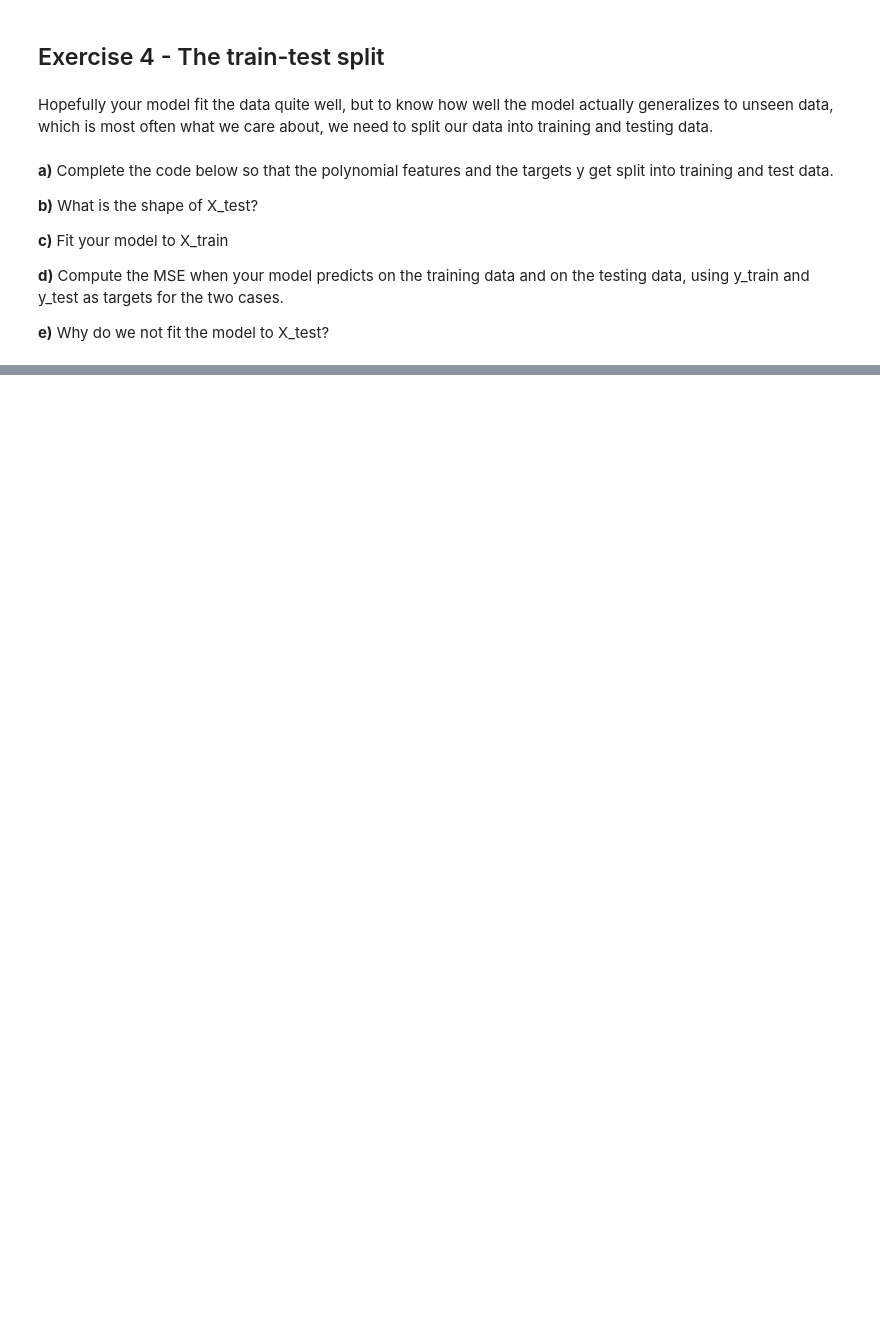
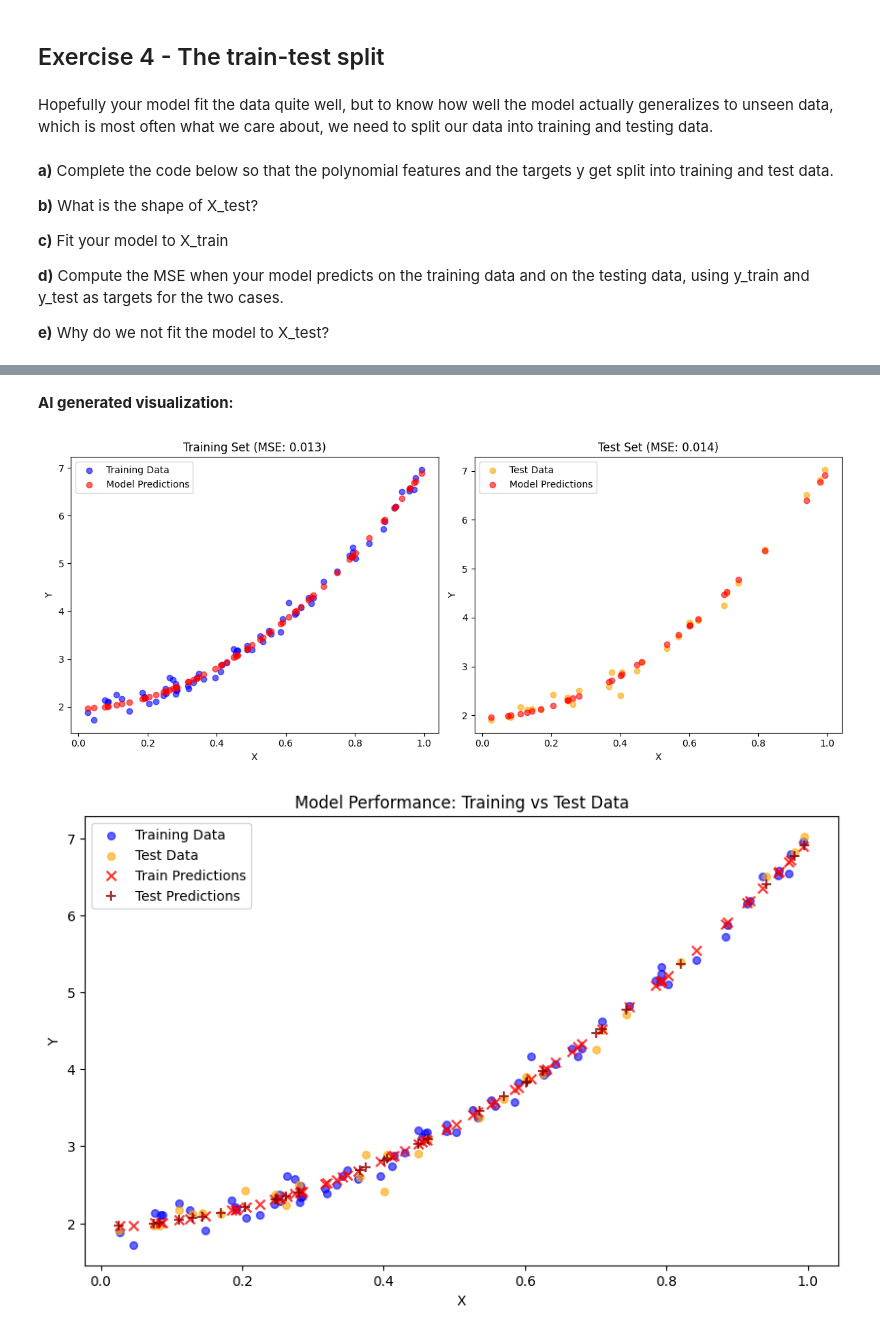
Before and after one commit to EiHol/FYSSTK3155, a Jupyter notebook: Week34/Notebook.ipynb, the cells around one changed output, grey strips where cells are left out. Saved outputs shown, nothing was run; the diff lists cells and outputs as text; code cells hidden in the pictures; blank space fills up the shorter version.

Commit message:
Completed all tasks and added an AI generated visualization of the last task

```diff
--- a/Week34/Notebook.ipynb
+++ b/Week34/Notebook.ipynb
@@ -213,0 +215,39 @@ print(poly_mse)
+# %% [markdown]
+**AI generated visualization:**
+# %%
+# Create subplots for side-by-side comparison
+fig, (ax1, ax2) = plt.subplots(1, 2, figsize=(12, 5))
+
+# Plot 1: Training Data vs Predictions
+ax1.scatter(X_train[:, 1], y_train, alpha=0.6, color='blue', label='Training Data')
+ax1.scatter(X_train[:, 1], train_predictions, alpha=0.6, color='red', label='Model Predictions')
+ax1.set_title(f'Training Set (MSE: {train_mse:.3f})')
+ax1.set_xlabel('X')
+ax1.set_ylabel('Y')
+ax1.legend()
+
+# Plot 2: Test Data vs Predictions
+ax2.scatter(X_test[:, 1], y_test, alpha=0.6, color='orange', label='Test Data')
+ax2.scatter(X_test[:, 1], test_predictions, alpha=0.6, color='red', label='Model Predictions')
+ax2.set_title(f'Test Set (MSE: {test_mse:.3f})')
+ax2.set_xlabel('X')
+ax2.set_ylabel('Y')
+ax2.legend()
+
+plt.tight_layout()
+plt.show()
+
+# Alternative: Single plot with different colors
+plt.figure(figsize=(10, 6))
+plt.scatter(X_train[:, 1], y_train, alpha=0.6, color='blue', label='Training Data', s=30)
+plt.scatter(X_test[:, 1], y_test, alpha=0.6, color='orange', label='Test Data', s=30)
+plt.scatter(X_train[:, 1], train_predictions, alpha=0.8, color='red', marker='x', label='Train Predictions', s=50)
+plt.scatter(X_test[:, 1], test_predictions, alpha=0.8, color='darkred', marker='+', label='Test Predictions', s=50)
+plt.title('Model Performance: Training vs Test Data')
+plt.xlabel('X')
+plt.ylabel('Y')
+plt.legend()
+plt.show()
+# %% [output]
+[figure, added]
+[figure, added]
```
Also changed, not shown: parts of 3 cells of this notebook.
